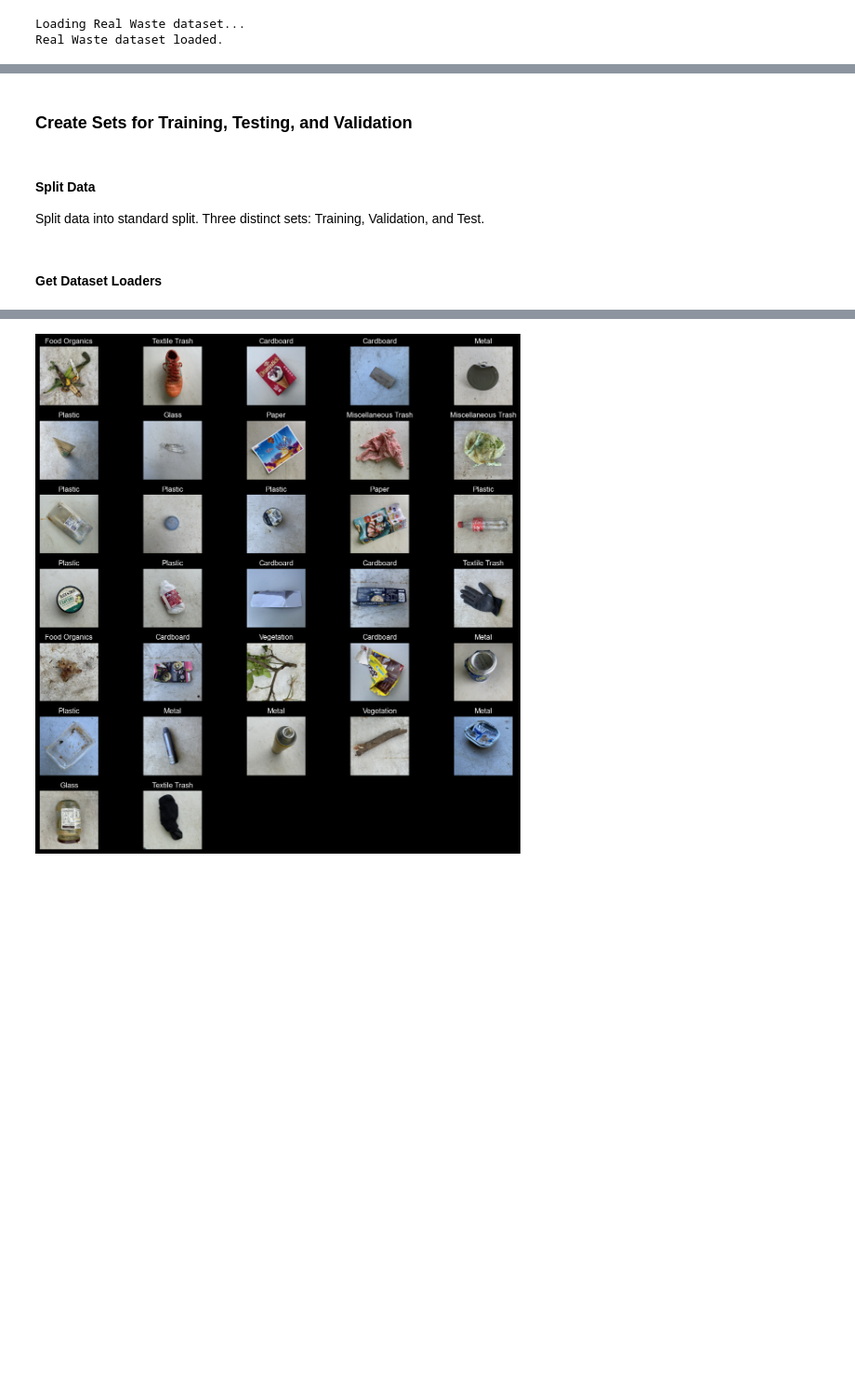
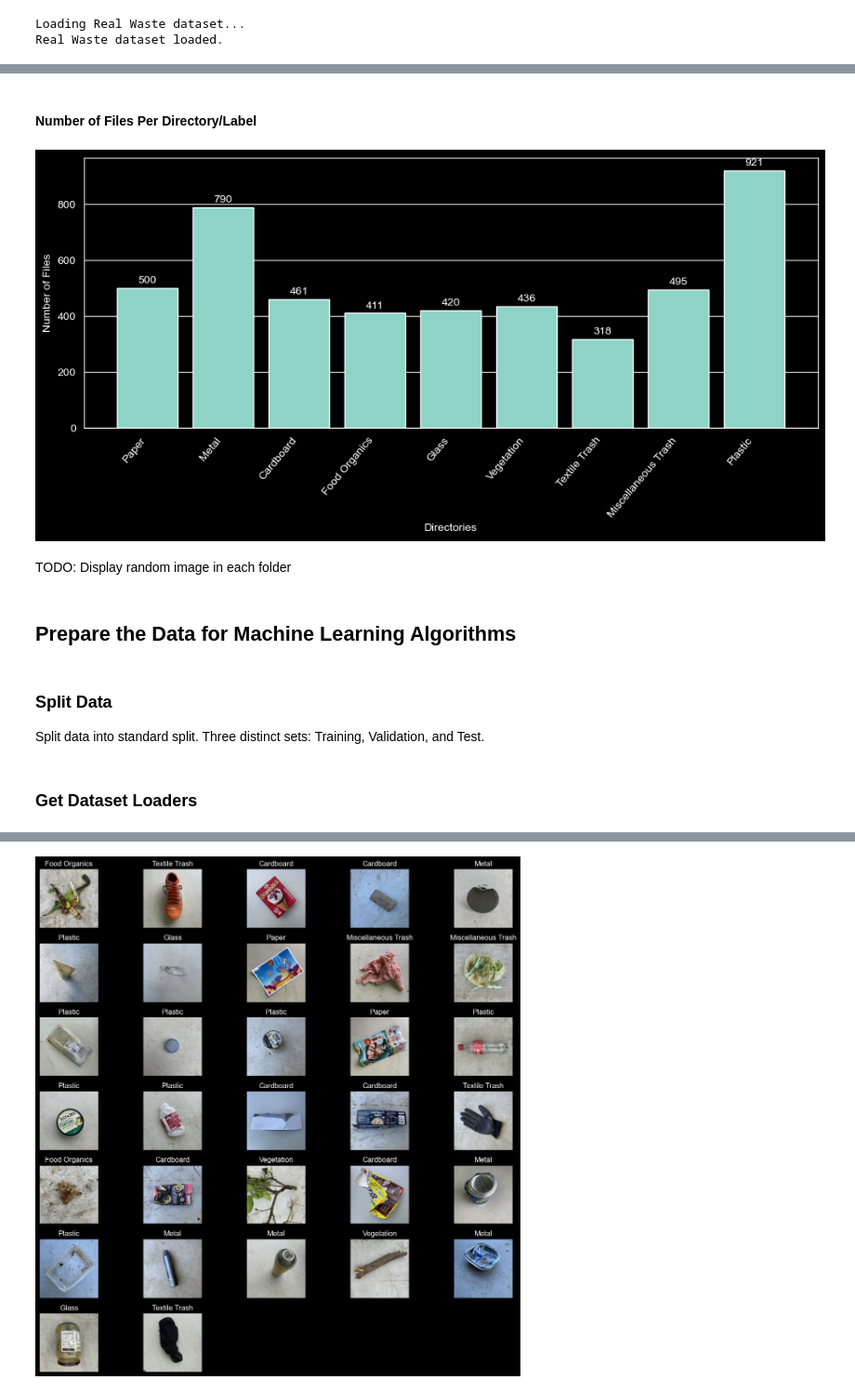
Before and after one commit to juliareinhart/waste-classification-ml, a Jupyter notebook: waste_classification.ipynb, the cells around one changed output, grey strips where cells are left out. Shown at 93% size. Saved outputs shown, nothing was run; the diff lists cells and outputs as text; code cells hidden in the pictures; blank space fills up the shorter version.

Commit message:
Display Metadata

```diff
--- a/waste_classification.ipynb
+++ b/waste_classification.ipynb
@@ -111,7 +120,32 @@ Real Waste dataset loaded.
+# %% [markdown]
+#### Number of Files Per Directory/Label
+# %%
+def display_directory_bar_graph(path: Path)->None:
+    # Initialize directories with number of files
+    dirs_map: dict[str, int] = {}
+    for root, dirs, files in Path(path).walk(on_error=print):
+        if root.name != path.name:
+            dirs_map[root.name] = len(files)
+    # Plot bar graph containing files per directory
+    plt.figure(figsize=[10, 5])
+    bars = plt.bar(dirs_map.keys(), dirs_map.values())
+    plt.bar_label(bars, padding=2)
+    plt.xlabel('Directories')
+    plt.ylabel('Number of Files')
+    plt.xticks(rotation=50, ha='right')
+    plt.grid(axis='x')
+    plt.tight_layout()
+    plt.show()
+
+display_directory_bar_graph(real_waste_path)
+# %% [output]
+[figure, added]
+# %% [markdown]
+TODO: Display random image in each folder
 # %% [markdown]
-### Create Sets for Training, Testing, and Validation
+## Prepare the Data for Machine Learning Algorithms
 # %% [markdown]
-#### Split Data
+### Split Data
 Split data into standard split. Three distinct sets: Training, Validation, and Test.
 # %%
 from typing import Tuple
@@ -151,7 +185,7 @@ def get_realwaste_dataloaders(data_path: Path, batch_size: int=32, train_ratio:
 
     return train_loader, validation_loader, test_loader, full_dataset.classes
 # %% [markdown]
-#### Get Dataset Loaders
+### Get Dataset Loaders
 # %%
 train_loader, validation_loader, test_loader, class_names = get_realwaste_dataloaders(real_waste_path)
 # %% [markdown]
```
Also changed, not shown: parts of 18 cells of this notebook.
